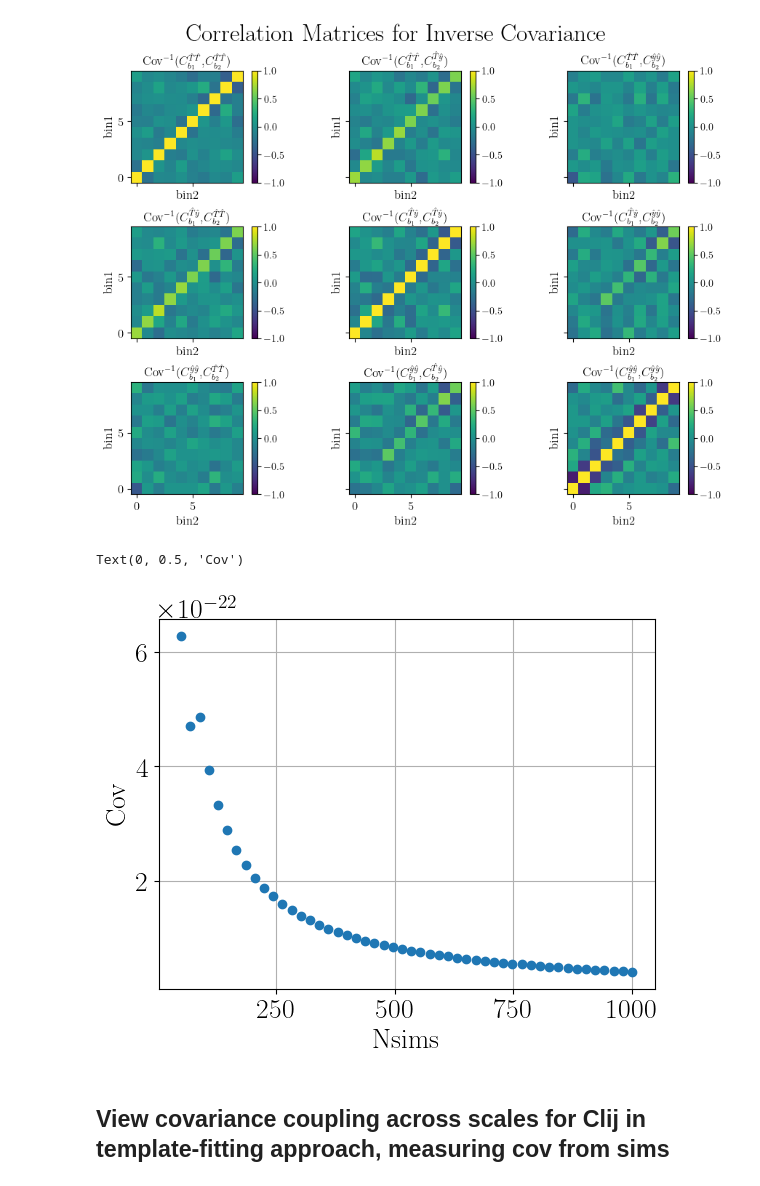
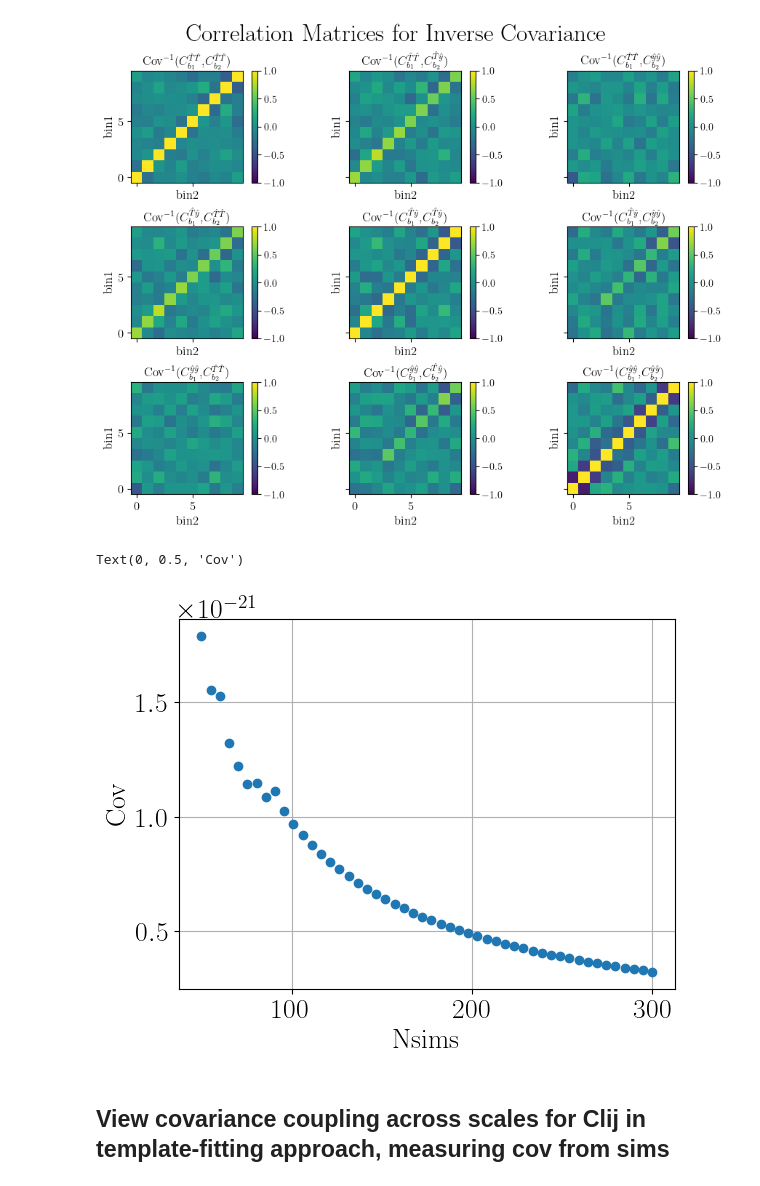
Before and after one commit to kmsurrao/NILC-Inference-Pipeline, a Jupyter notebook: notebooks/pipeline_plotting_examples.ipynb, the cells around one changed output. Cells and saved outputs as stored; diff of their text form; code cells hidden in the pictures.

```diff
--- a/notebooks/pipeline_plotting_examples.ipynb
+++ b/notebooks/pipeline_plotting_examples.ipynb
@@ -197,3 +204,28 @@ if save_dir:
 # %% [output]
 saved pipeline_plots/Acmb_Aftsz.pdf
 [figure]
+# %%
+acmb_array_nilc = pickle.load(open(f'{inp.output_dir}/acmb_array_nilc.p', 'rb'))
+atsz_array_nilc = pickle.load(open(f'{inp.output_dir}/atsz_array_nilc.p', 'rb'))
+acmb_array_template_fitting = pickle.load(open(f'{inp.output_dir}/acmb_array_template_fitting.p', 'rb'))
+atsz_array_template_fitting = pickle.load(open(f'{inp.output_dir}/atsz_array_template_fitting.p', 'rb'))
+
+anoise1_array_nilc = pickle.load(open(f'{inp.output_dir}/anoise1_array_nilc.p', 'rb'))
+anoise2_array_nilc = pickle.load(open(f'{inp.output_dir}/anoise2_array_nilc.p', 'rb'))
+anoise1_array_template_fitting = pickle.load(open(f'{inp.output_dir}/anoise1_array_template_fitting.p', 'rb'))
+anoise2_array_template_fitting = pickle.load(open(f'{inp.output_dir}/anoise2_array_template_fitting.p', 'rb'))
+
+nilc_arrays = [acmb_array_nilc, atsz_array_nilc, anoise1_array_nilc, anoise2_array_nilc]
+template_fitting_arrays = [acmb_array_template_fitting, atsz_array_template_fitting, anoise1_array_template_fitting, anoise2_array_template_fitting]
+
+names = [r'$A_{\mathrm{CMB}}$', r'$A_{\mathrm{ftSZ}}$']
+labels =  names
+
+samples = MCSamples(samples=template_fitting_arrays[:2], names = names, labels = labels, label='Power Spectrum Template Fitting')
+samples2 = MCSamples(samples=nilc_arrays[:2], names = names, labels = labels, label='NILC')
+g = plots.get_subplot_plotter()
+g.triangle_plot([samples, samples2], filled=True)
+
+if save_dir:
+    plt.savefig(f'{save_dir}/Acmb_Aftsz.pdf', bbox_inches = "tight")
+    print(f'saved {save_dir}/Acmb_Aftsz.pdf')
@@ -456,22 +509,24 @@ plt.suptitle('Correlation Matrices for Inverse Covariance')
 Text(0.5, 0.98, 'Correlation Matrices for Inverse Covariance')
 [figure]
 # %%
-pq,rs = 0,2
+#Check convergence as Nsims increases
+
+pq,rs = 0,0
 b1,b2 = 4,7
 
 covs = []
-Nsims_arr = np.linspace(50, 1000, num=50)
+Nsims_arr = np.linspace(50, 300, num=50)
 for Nsims in Nsims_arr:
     PScov = get_PScov_sim(inp, Clpq_unscaled[:int(Nsims)])*(inp.Nsims-1)/(Nsims-1)
     covs.append(PScov[pq*inp.Nbins+b1,rs*inp.Nbins+b2])
 
 plt.plot(Nsims_arr, covs, 'o')
 plt.grid()
 plt.xlabel("Nsims")
 plt.ylabel("Cov")
 # %% [output]
 Text(0, 0.5, 'Cov')
-[figure, old version]
+[figure, new version]
 # %% [markdown]
 ## View covariance coupling across scales for Clij in template-fitting approach, measuring cov from sims
 # %%
```
Also changed, not shown: parts of 22 cells of this notebook, 4 other files.
